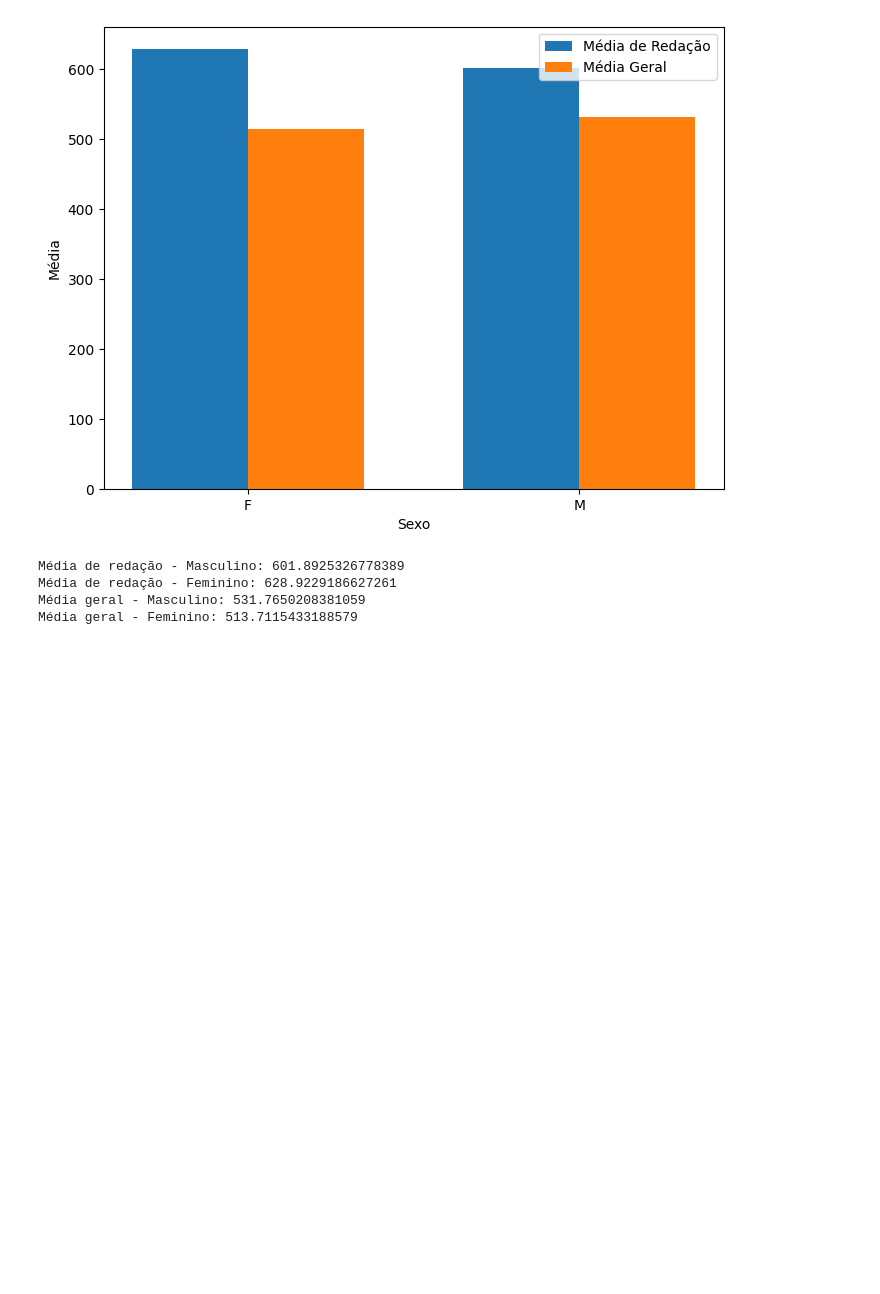
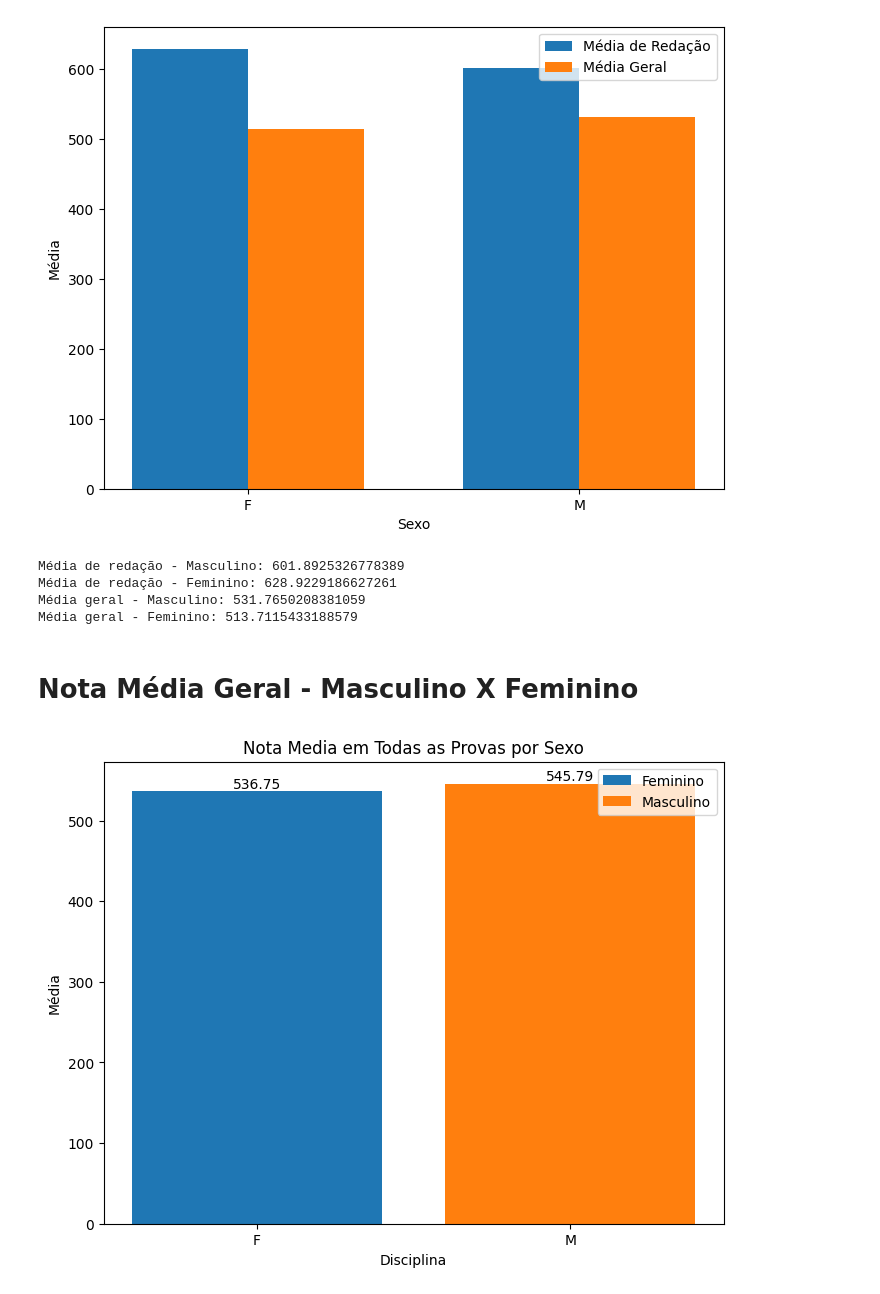
Before and after one commit to allandevbr92/MyResume, a Jupyter notebook: analiseEnem2022.ipynb, the cells around one changed output. Drawn from its saved outputs; the diff is of its cells as text; code cells hidden in the pictures; blank space fills up the shorter version.

```diff
--- a/analiseEnem2022.ipynb
+++ b/analiseEnem2022.ipynb
@@ -67,3 +67,45 @@ Média de redação - Masculino: 601.8925326778389
 Média de redação - Feminino: 628.9229186627261
 Média geral - Masculino: 531.7650208381059
 Média geral - Feminino: 513.7115433188579
+# %% [markdown]
+# Nota Média Geral - Masculino X Feminino
+# %%
+import pandas as pd
+import matplotlib.pyplot as plt
+import numpy as np
+
+# Supondo que você já tenha carregado os dados em um dataframe chamado 'df'
+
+# Calculando as médias de redação e médias gerais por sexo
+media_geral = df.groupby('TP_SEXO')[['NU_NOTA_CN', 'NU_NOTA_CH', 'NU_NOTA_LC', 'NU_NOTA_MT', 'NU_NOTA_REDACAO']].mean().mean(axis=1)
+
+# Criando o gráfico de barras empilhadas
+fig, ax = plt.subplots(figsize=(8, 6))
+
+# Definindo as cores para cada disciplina
+cores = ['tab:blue', 'tab:orange', 'tab:green', 'tab:red', 'tab:purple']
+
+# Convertendo as médias para uma matriz numpy
+medias = np.array([media_geral['F'], media_geral['M']])
+
+# Plotando as barras empilhadas para cada disciplina
+barras = ax.bar(media_geral.index, medias, label=['Feminino', 'Masculino'], color=cores)
+
+# Adicionando rótulos nas barras
+for i, barra in enumerate(barras):
+    height = barra.get_height()
+    ax.text(barra.get_x() + barra.get_width() / 2, height,
+            f"{height:.2f}", ha='center', va='bottom')
+
+# Definindo os rótulos dos eixos x e y
+ax.set_xlabel('Disciplina')
+ax.set_ylabel('Média')
+ax.set_title('Nota Media em Todas as Provas por Sexo')
+
+# Adicionando uma legenda
+ax.legend()
+
+# Exibindo o gráfico
+plt.show()
+# %% [output]
+[figure, added]
```
Also changed, not shown: parts of 5 cells of this notebook.
